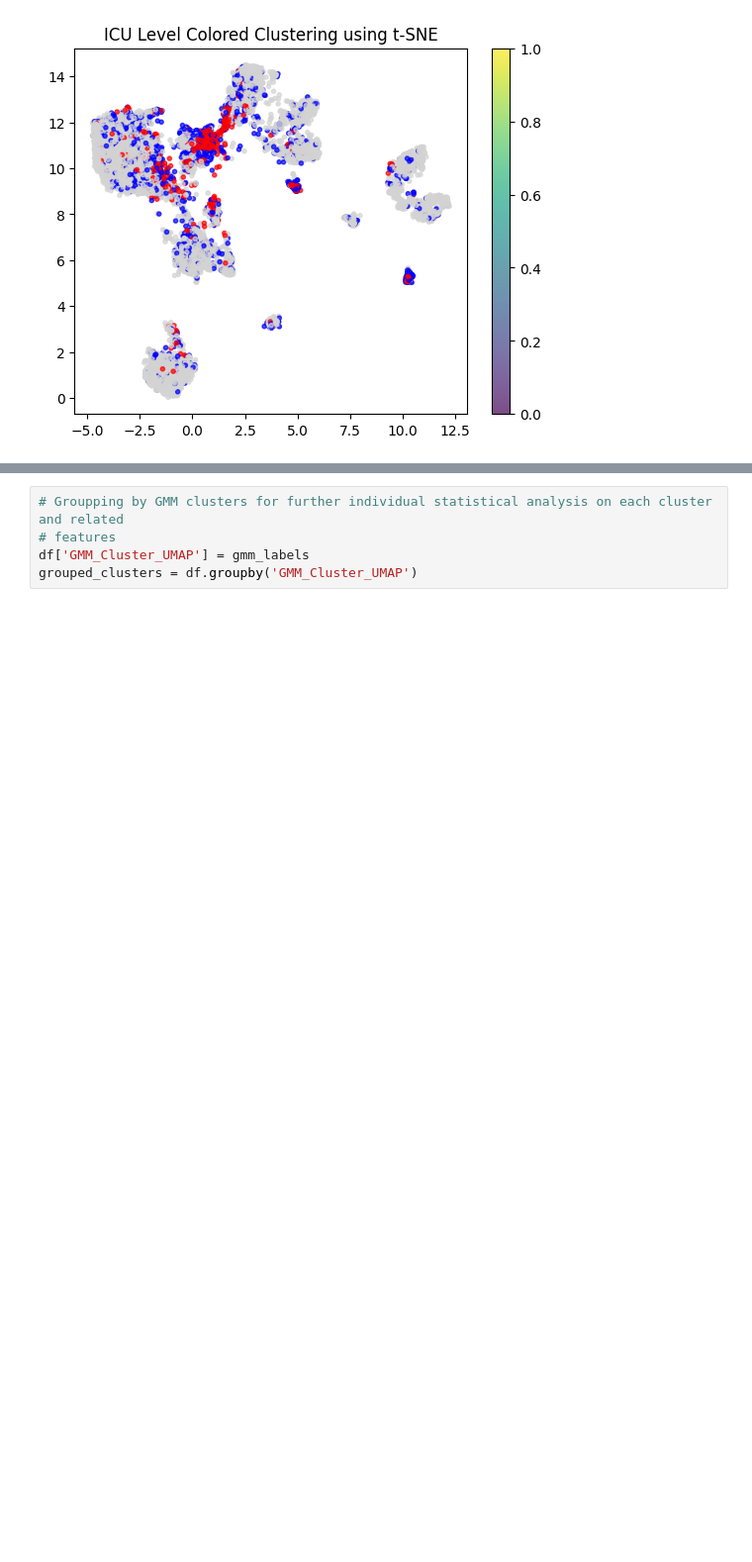
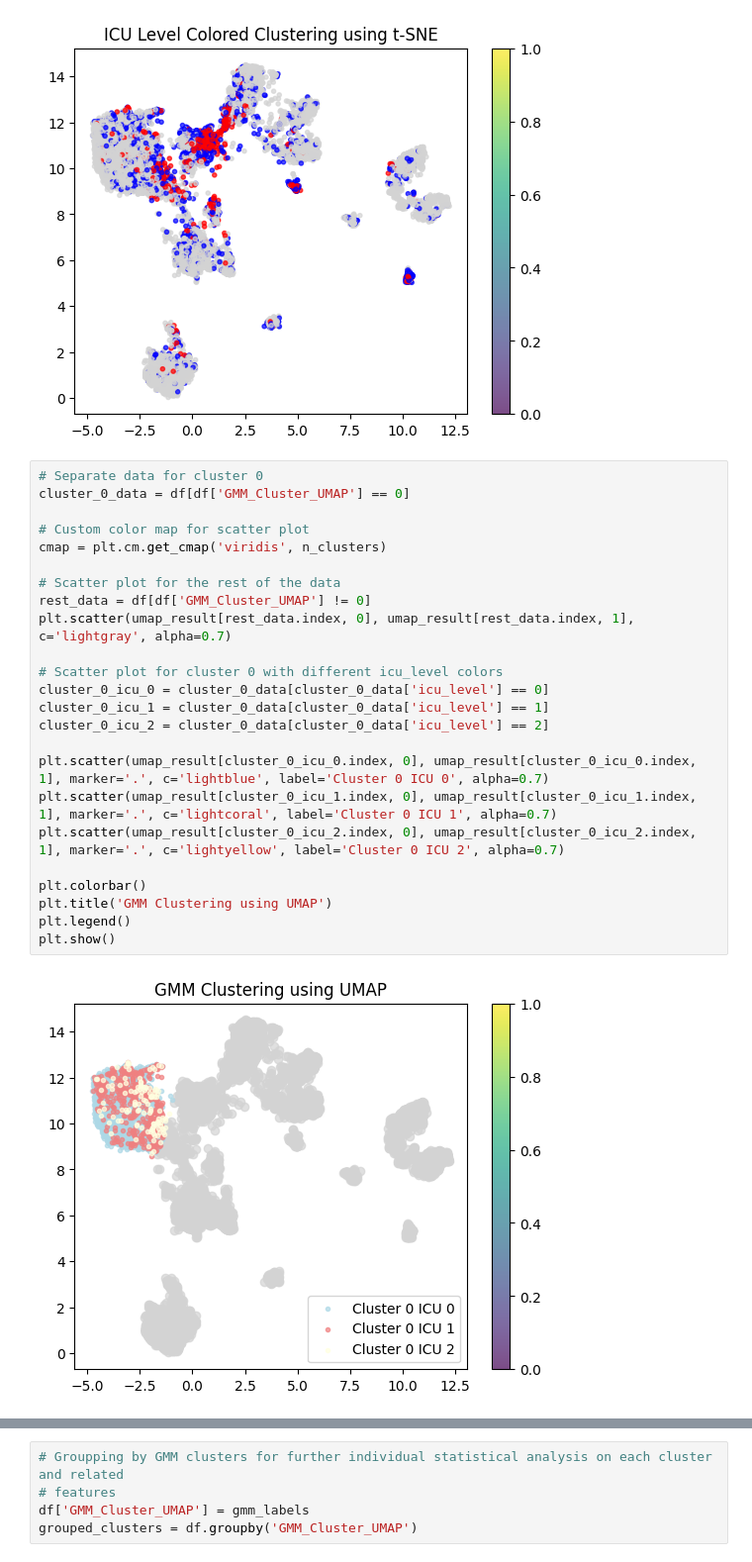
Before and after one commit to MemphiS047/icu-flow-prediction, a Jupyter notebook: script/clustering.ipynb, the cells around one changed output, grey strips where cells are left out. Shown at 99% size. Saved outputs shown, nothing was run; the diff lists cells and outputs as text; blank space fills up the shorter version.

```diff
--- a/script/clustering.ipynb
+++ b/script/clustering.ipynb
@@ -300,3 +321,29 @@ plt.title('ICU Level Colored Clustering using t-SNE')
 plt.show()
 # %% [output]
 [figure]
+# %%
+# Separate data for cluster 0
+cluster_0_data = df[df['GMM_Cluster_UMAP'] == 0]
+
+# Custom color map for scatter plot
+cmap = plt.cm.get_cmap('viridis', n_clusters)
+
+# Scatter plot for the rest of the data
+rest_data = df[df['GMM_Cluster_UMAP'] != 0]
+plt.scatter(umap_result[rest_data.index, 0], umap_result[rest_data.index, 1], c='lightgray', alpha=0.7)
+
+# Scatter plot for cluster 0 with different icu_level colors
+cluster_0_icu_0 = cluster_0_data[cluster_0_data['icu_level'] == 0]
+cluster_0_icu_1 = cluster_0_data[cluster_0_data['icu_level'] == 1]
+cluster_0_icu_2 = cluster_0_data[cluster_0_data['icu_level'] == 2]
+
+plt.scatter(umap_result[cluster_0_icu_0.index, 0], umap_result[cluster_0_icu_0.index, 1], marker='.', c='lightblue', label='Cluster 0 ICU 0', alpha=0.7)
+plt.scatter(umap_result[cluster_0_icu_1.index, 0], umap_result[cluster_0_icu_1.index, 1], marker='.', c='lightcoral', label='Cluster 0 ICU 1', alpha=0.7)
+plt.scatter(umap_result[cluster_0_icu_2.index, 0], umap_result[cluster_0_icu_2.index, 1], marker='.', c='lightyellow', label='Cluster 0 ICU 2', alpha=0.7)
+
+plt.colorbar()
+plt.title('GMM Clustering using UMAP')
+plt.legend()
+plt.show()
+# %% [output]
+[figure, added]
```
Also changed, not shown: parts of 3 cells of this notebook, 1 other file.
